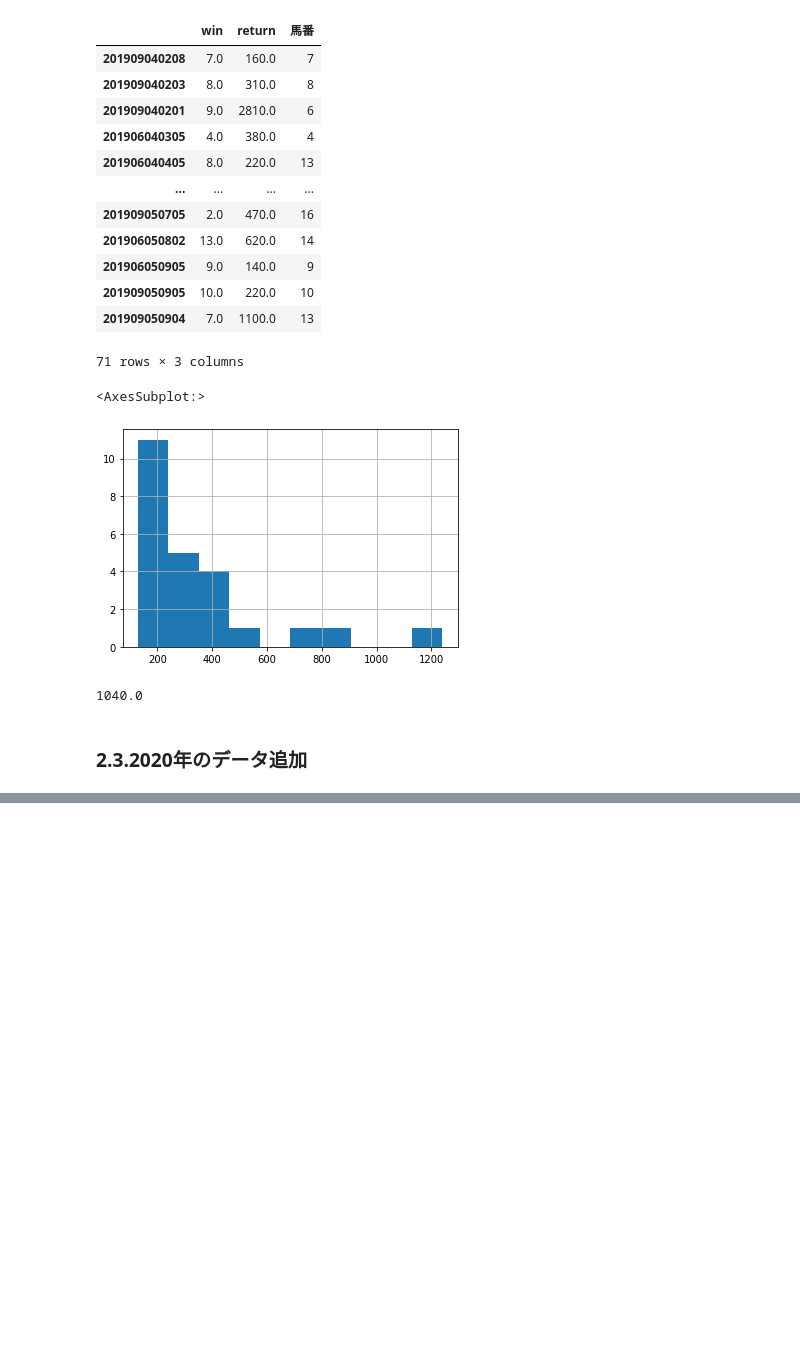
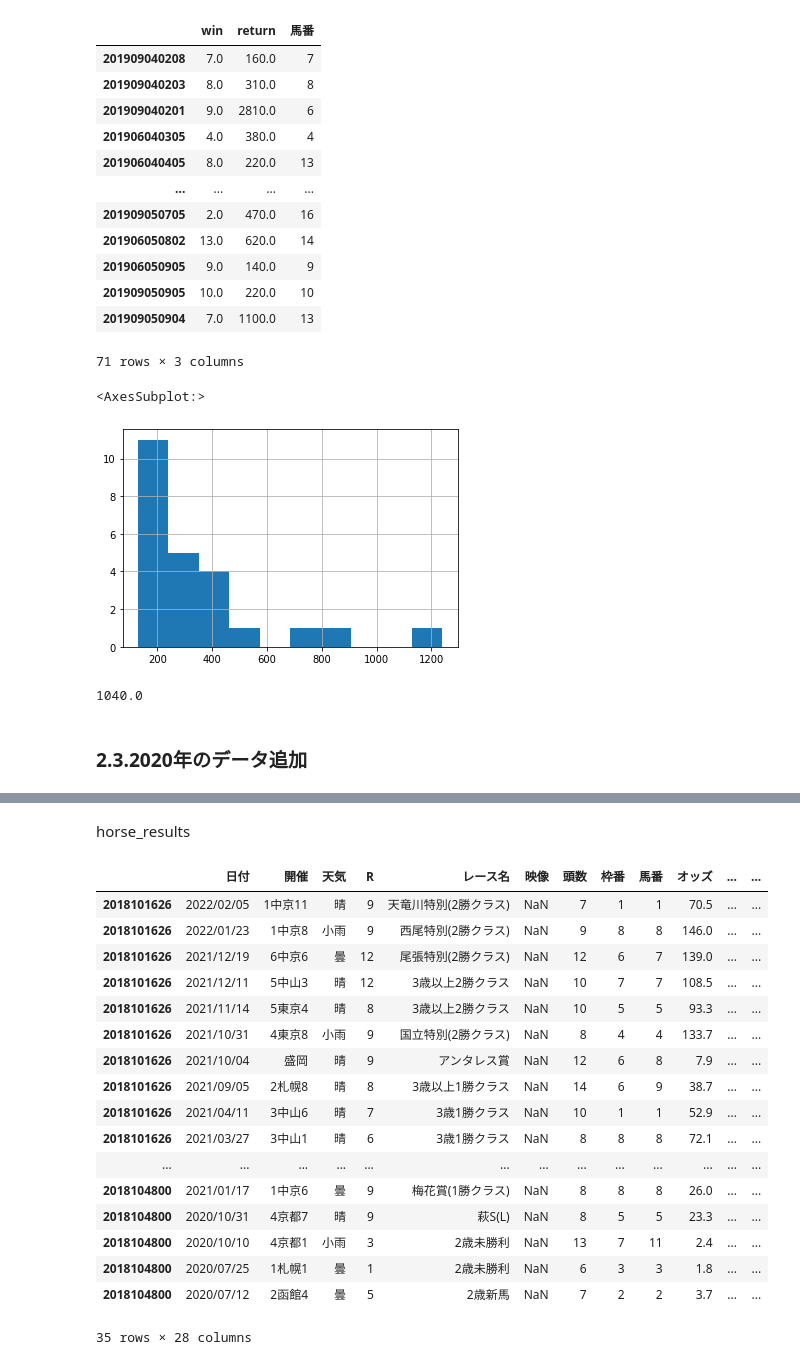
Before and after one commit to hoshi141015/keiba, a Jupyter notebook: keiba_neo.ipynb, the cells around one changed output, grey strips where cells are left out. Drawn from its saved outputs; the diff is of its cells as text; code cells hidden in the pictures; blank space fills up the shorter version.

```diff
--- a/keiba_neo.ipynb
+++ b/keiba_neo.ipynb
@@ -889,0 +923,32 @@ results_sample2
+# %% [markdown]
+horse_results
+# %%
+results_new = pd.read_pickle('results_sample_2020.pickle')
+horse_id_list = results_new["horse_id"].unique()
+#馬のデータスクレイピング
+horse_results = scrape_horse_results2(horse_id_list)
+# %%
+horse_sample = horse_results
+for key in horse_sample: #.keys()は無くても大丈夫です
+    horse_sample[key].index = [key] * len(horse_sample[key])
+horse_sample2 = pd.concat([horse_sample[key] for key in horse_sample], sort=False)
+horse_sample2.to_pickle('horse_data_2020.pickle')
+# %% [output]
+|  | 日付 | 開催 | 天気 | R | レース名 | 映像 | 頭数 | 枠番 | 馬番 | オッズ | ... | ... |
+| 2018101626 | 2022/02/05 | 1中京11 | 晴 | 9 | 天竜川特別(2勝クラス) | NaN | 7 | 1 | 1 | 70.5 | ... | ... |
+| 2018101626 | 2022/01/23 | 1中京8 | 小雨 | 9 | 西尾特別(2勝クラス) | NaN | 9 | 8 | 8 | 146.0 | ... | ... |
+| 2018101626 | 2021/12/19 | 6中京6 | 曇 | 12 | 尾張特別(2勝クラス) | NaN | 12 | 6 | 7 | 139.0 | ... | ... |
+| 2018101626 | 2021/12/11 | 5中山3 | 晴 | 12 | 3歳以上2勝クラス | NaN | 10 | 7 | 7 | 108.5 | ... | ... |
+| 2018101626 | 2021/11/14 | 5東京4 | 晴 | 8 | 3歳以上2勝クラス | NaN | 10 | 5 | 5 | 93.3 | ... | ... |
+| 2018101626 | 2021/10/31 | 4東京8 | 小雨 | 9 | 国立特別(2勝クラス) | NaN | 8 | 4 | 4 | 133.7 | ... | ... |
+| 2018101626 | 2021/10/04 | 盛岡 | 晴 | 9 | アンタレス賞 | NaN | 12 | 6 | 8 | 7.9 | ... | ... |
+| 2018101626 | 2021/09/05 | 2札幌8 | 晴 | 8 | 3歳以上1勝クラス | NaN | 14 | 6 | 9 | 38.7 | ... | ... |
+| 2018101626 | 2021/04/11 | 3中山6 | 晴 | 7 | 3歳1勝クラス | NaN | 10 | 1 | 1 | 52.9 | ... | ... |
+| 2018101626 | 2021/03/27 | 3中山1 | 晴 | 6 | 3歳1勝クラス | NaN | 8 | 8 | 8 | 72.1 | ... | ... |
+| ... | ... | ... | ... | ... | ... | ... | ... | ... | ... | ... | ... | ... |
+| 2018104800 | 2021/01/17 | 1中京6 | 曇 | 9 | 梅花賞(1勝クラス) | NaN | 8 | 8 | 8 | 26.0 | ... | ... |
+| 2018104800 | 2020/10/31 | 4京都7 | 晴 | 9 | 萩S(L) | NaN | 8 | 5 | 5 | 23.3 | ... | ... |
+| 2018104800 | 2020/10/10 | 4京都1 | 小雨 | 3 | 2歳未勝利 | NaN | 13 | 7 | 11 | 2.4 | ... | ... |
+| 2018104800 | 2020/07/25 | 1札幌1 | 曇 | 1 | 2歳未勝利 | NaN | 6 | 3 | 3 | 1.8 | ... | ... |
+| 2018104800 | 2020/07/12 | 2函館4 | 曇 | 5 | 2歳新馬 | NaN | 7 | 2 | 2 | 3.7 | ... | ... |
+35 rows × 28 columns
```
Also changed, not shown: parts of 11 cells of this notebook, 2 other files.
